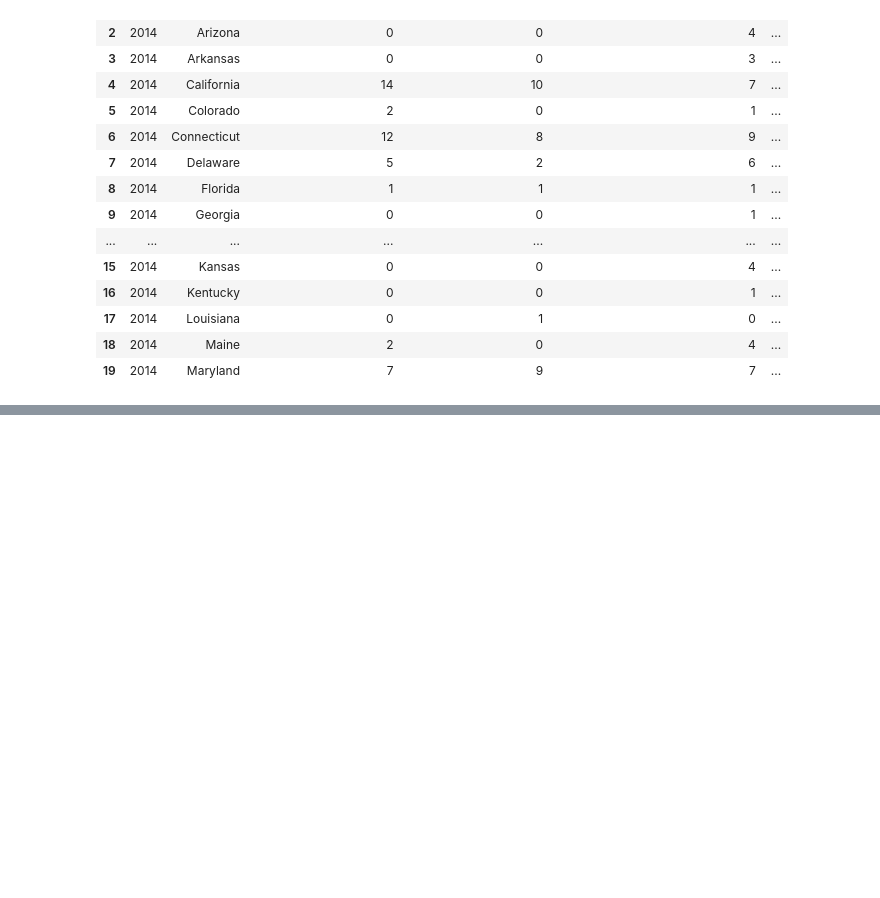
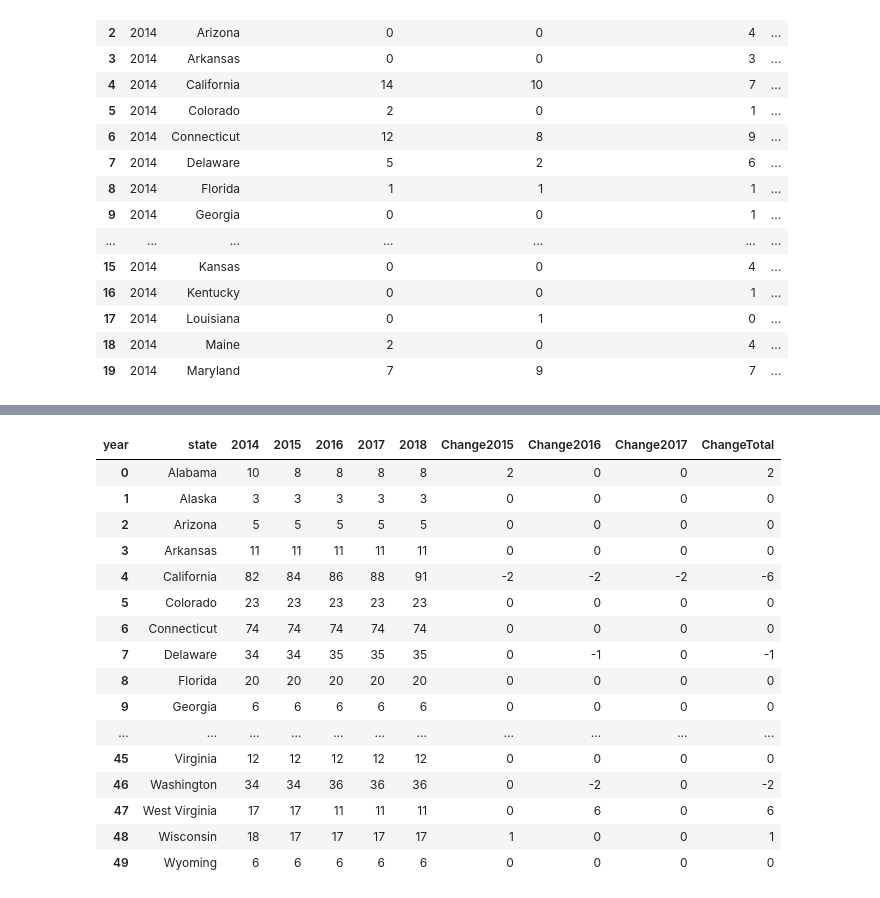
Before and after one commit to Vallito/Project_1, a Jupyter notebook: data/Code/GunLaws_Analyze.ipynb, the cells around one changed output, grey strips where cells are left out. Cells and saved outputs as stored; diff of their text form; code cells hidden in the pictures; blank space fills up the shorter version.

```diff
--- a/data/Code/GunLaws_Analyze.ipynb
+++ b/data/Code/GunLaws_Analyze.ipynb
@@ -145,0 +166,25 @@ summary_df.to_csv('../StateGunLawCategories_2014-2018.csv',index=False)
+# %%
+piv_tot_sum_df['Change2015'] = piv_tot_sum_df[2014]-piv_tot_sum_df[2015]
+piv_tot_sum_df['Change2016'] = piv_tot_sum_df[2015]-piv_tot_sum_df[2016]
+piv_tot_sum_df['Change2017'] = piv_tot_sum_df[2016]-piv_tot_sum_df[2017]
+piv_tot_sum_df['ChangeTotal'] = piv_tot_sum_df[2014]-piv_tot_sum_df[2017]
+df_years = piv_tot_sum_df
+df_years
+# %% [output]
+| year | state | 2014 | 2015 | 2016 | 2017 | 2018 | Change2015 | Change2016 | Change2017 | ChangeTotal |
+| 0 | Alabama | 10 | 8 | 8 | 8 | 8 | 2 | 0 | 0 | 2 |
+| 1 | Alaska | 3 | 3 | 3 | 3 | 3 | 0 | 0 | 0 | 0 |
+| 2 | Arizona | 5 | 5 | 5 | 5 | 5 | 0 | 0 | 0 | 0 |
+| 3 | Arkansas | 11 | 11 | 11 | 11 | 11 | 0 | 0 | 0 | 0 |
+| 4 | California | 82 | 84 | 86 | 88 | 91 | -2 | -2 | -2 | -6 |
+| 5 | Colorado | 23 | 23 | 23 | 23 | 23 | 0 | 0 | 0 | 0 |
+| 6 | Connecticut | 74 | 74 | 74 | 74 | 74 | 0 | 0 | 0 | 0 |
+| 7 | Delaware | 34 | 34 | 35 | 35 | 35 | 0 | -1 | 0 | -1 |
+| 8 | Florida | 20 | 20 | 20 | 20 | 20 | 0 | 0 | 0 | 0 |
+| 9 | Georgia | 6 | 6 | 6 | 6 | 6 | 0 | 0 | 0 | 0 |
+| ... | ... | ... | ... | ... | ... | ... | ... | ... | ... | ... |
+| 45 | Virginia | 12 | 12 | 12 | 12 | 12 | 0 | 0 | 0 | 0 |
+| 46 | Washington | 34 | 34 | 36 | 36 | 36 | 0 | -2 | 0 | -2 |
+| 47 | West Virginia | 17 | 17 | 11 | 11 | 11 | 0 | 6 | 0 | 6 |
+| 48 | Wisconsin | 18 | 17 | 17 | 17 | 17 | 1 | 0 | 0 | 1 |
+| 49 | Wyoming | 6 | 6 | 6 | 6 | 6 | 0 | 0 | 0 | 0 |
```
Also changed, not shown: parts of 4 cells of this notebook, 1 other file.
